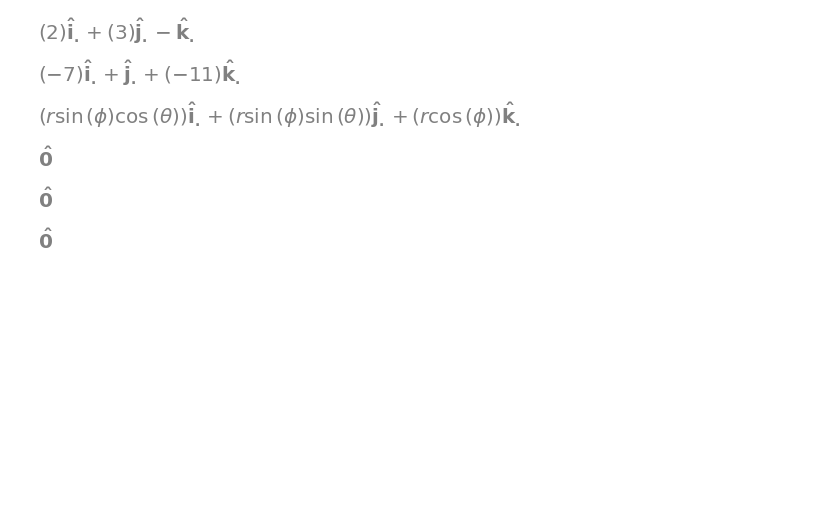
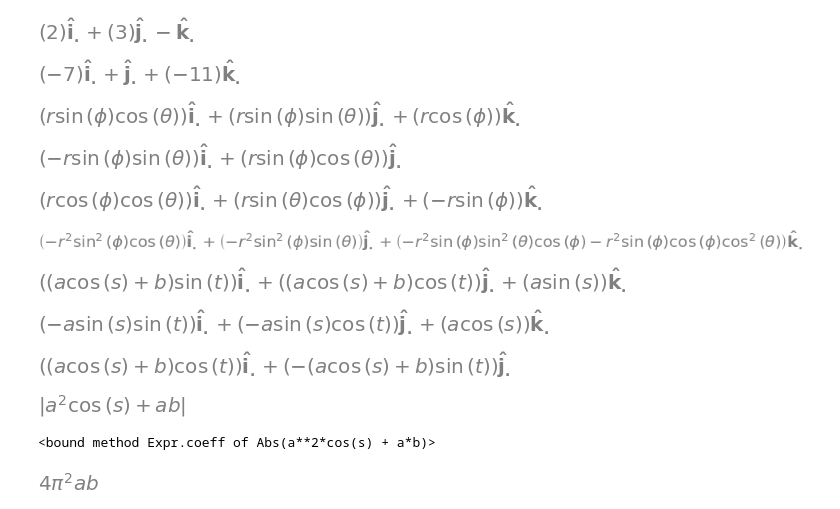
Before and after one commit to jet-c-21/MyMathLab, a Jupyter notebook: MultivarCal/24. Surface Integral.ipynb, the cells around one changed output. Cells and saved outputs as stored; diff of their text form; code cells hidden in the pictures; blank space fills up the shorter version.

```diff
--- a/MultivarCal/24. Surface Integral.ipynb
+++ b/MultivarCal/24. Surface Integral.ipynb
@@ -117,8 +117,8 @@ C = CoordSys3D('.')
 vf = (r*sp.cos(theta) * sp.sin(phi)) * C.i + (r * sp.sin(theta) * sp.sin(phi)) * C.j + (r * sp.cos(phi)) * C.k
 vf
 
-vf_dtheta = vf.diff(x)
-vf_dphi = vf.diff(y)
+vf_dtheta = vf.diff(theta)
+vf_dphi = vf.diff(phi)
 
 vf_dtheta
 vf_dphi
@@ -130,6 +130,32 @@ d_delta
 # d_delta.subs({r: 5, theta:3*sp.pi/2, z:1})
 # %% [output]
 [figure]
-[figure, old version]
+[figure, new version]
-[figure, old version]
+[figure, new version]
-[figure, old version]
+[figure, new version]
+# %%
+vf = ((b + a * sp.cos(s)) * sp.sin(t)) * C.i + ((b + a*sp.cos(s)) * sp.cos(t)) * C.j + (a * sp.sin(s)) * C.k
+vf
+
+vf_ds = vf.diff(s)
+vf_ds
+
+vf_dt = vf.diff(t)
+vf_dt
+
+cross_product = vf_ds.cross(vf_dt).simplify()
+integrand = cross_product.magnitude().simplify().factor()
+integrand
+
+integrand.coeff
+
+integrand = a**2 * sp.cos(s) + a*b
+
+integrand.integrate((s, 0, sp.pi * 2), (t, 0, sp.pi * 2))
+# %% [output]
+[figure, added]
+[figure, added]
+[figure, added]
+[figure, added]
+<bound method Expr.coeff of Abs(a**2*cos(s) + a*b)>
+[figure, added]
```
Also changed, not shown: parts of 5 cells of this notebook, 1 other file.
